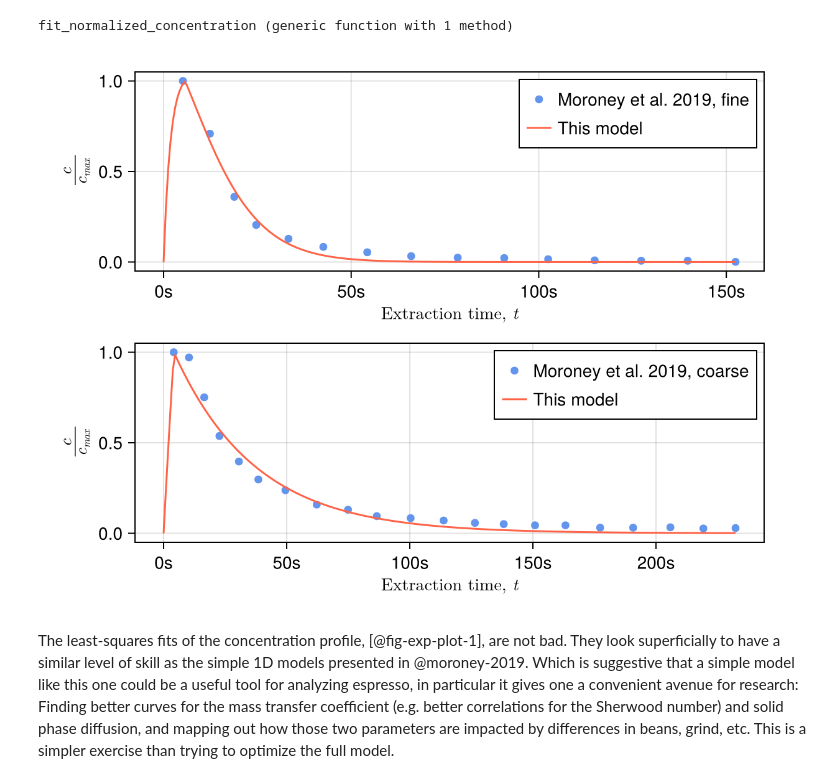
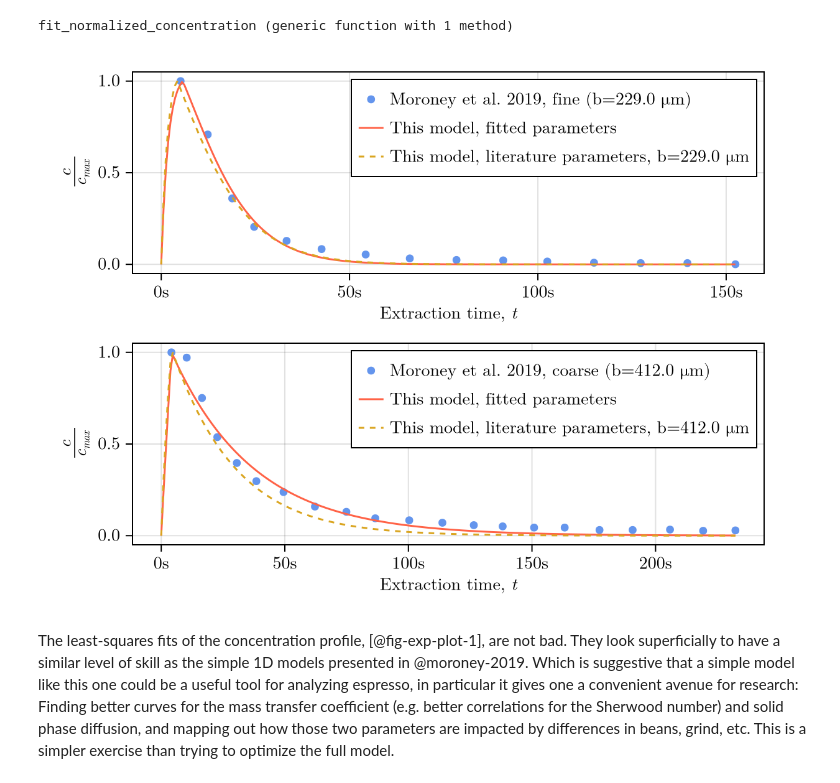
Before and after one commit to aefarrell/aefarrell.github.io, a Jupyter notebook: posts/engineering_a_cup_of_coffee_part-3/index.ipynb, the cells around one changed output. Saved outputs shown, nothing was run; the diff lists cells and outputs as text; code cells hidden in the pictures.

```diff
--- a/posts/engineering_a_cup_of_coffee_part-3/index.ipynb
+++ b/posts/engineering_a_cup_of_coffee_part-3/index.ipynb
@@ -979,7 +977,7 @@ moroney_2019_c.normalized_c = moroney_2019_c.concentration ./
 # %%
 #| echo: false
 #| label: fig-exp-plot-1
-#| fig-cap: "Experimental data from Moroney et al. 2019, with best fit curves of the concentration profile derived here."
+#| fig-cap: "Experimental data from Moroney et al. 2019, with two curves: the model developed here with best-fit parameters, the model developed here with the literature values provided here but particle diameters from Moroney 2019"
 
 let df1 = moroney_2019_a, df2 = moroney_2019_c
 
@@ -990,12 +988,32 @@ let df1 = moroney_2019_a, df2 = moroney_2019_c
     return [u(ξ, τ₀*t; κ=κ, u₁=0, υ₁=1)/u_max for t in ts]
 end
 
-p0 = [ ustrip(u"s^-1",ext.h*ext.a/ext.K),
-      (ext.pb.m*ext.h*ext.a*ext.pb.L)/ext.v,
-       ext.K*ext.pb.m]
+@inline inits(ext) = [ ustrip(u"s^-1",ext.h*ext.a/ext.K),
+                      (ext.pb.m*ext.h*ext.a*ext.pb.L)/ext.v,
+                       ext.K*ext.pb.m ]
+pb1  = PackedBed(
+                    ε = 1 - 0.8272,
+                    b = 457.82u"μm"/2,
+                    R = 29.2u"mm",
+                    L = 18.7u"mm",
+                    q = q_sat,
+                    D = 𝒟ₛ
+                    )
+ext1 = EspressoExtract(pb1,shot)
+fit1 = fit_normalized_concentration(df1,inits(ext1))
 
-fit1 = fit_normalized_concentration(df1,p0)
-fit2 = fit_normalized_concentration(df2,Optim.minimizer(fit1))
+pb2  = PackedBed(
+            ε = 1 - 0.8272,
+            b = 823.02u"μm"/2,
+            R = 29.2u"mm",
+            L = 18.7u"mm",
+            q = q_sat,
+            D = 𝒟ₛ
+            )
+ext2 = EspressoExtract(pb2,shot)
+fit2 = fit_normalized_concentration(df2,inits(ext2))
+
+with_theme(post_theme) do
 
 f = Figure()
 
@@ -1007,38 +1025,52 @@ ax1 = Axis(f[1, 1],
 )
 
 ts1 = LinRange(0,maximum(df1.time),250).*1u"s"
 scatter!(ax1, df1.time .* 1u"s", df1.normalized_c,
-         label="Moroney et al. 2019, fine",
+         label="Moroney et al. 2019, fine (b=$(round(u"μm",ext1.pb.b)))",
          color=:cornflowerblue)
 lines!(ax1, ts1, plot_fit(fit1,ts1),
        color=:tomato, linestyle=:solid,
-       label="This model")
+       label="This model, fitted parameters")
+
+cs1 = [ concentration(ext1,ext1.pb.L,t) for t in ts1 ]
+lines!(ax1, ts1, cs1./maximum(cs1),
+       color=:goldenrod,
+       linestyle=:dash,
+       label="This model, literature parameters, b=$(round(u"μm",ext1.pb.b))")
 
 axislegend(position = :rt)
 
 ax2 = Axis(f[2, 1],
     xlabel = L"Extraction time, $t$",
     dim1_conversion = Makie.UnitfulConversion(u"s"),
     ylabel = L"$\frac{c}{c_{max}}$",
     #dim2_conversion = Makie.UnitfulConversion(u"g/L")
 )
 
 ts2 = LinRange(0,maximum(df2.time),250).*1u"s"
 scatter!(ax2, df2.time .* 1u"s", df2.normalized_c,
-         label="Moroney et al. 2019, coarse",
+         label="Moroney et al. 2019, coarse (b=$(round(u"μm",ext2.pb.b)))",
          color=:cornflowerblue)
 lines!(ax2, ts2, plot_fit(fit2,ts2),
        color=:tomato, linestyle=:solid,
-       label="This model")
+       label="This model, fitted parameters")
+
+cs2 = [ concentration(ext2,ext2.pb.L,t) for t in ts2 ]
+lines!(ax2, ts2, cs2./maximum(cs2),
+       color=:goldenrod,
+       linestyle=:dash,
+       label="This model, literature parameters, b=$(round(u"μm",ext2.pb.b))")
 
 axislegend(position = :rt)
 
 
 f
 
 end
+
+end
 # %% [output]
-[figure, old version]
+[figure, new version]
 # %% [markdown]
 The least-squares fits of the concentration profile, [@fig-exp-plot-1], are not bad. They look superficially to have a similar level of skill as the simple 1D models presented in @moroney-2019. Which is suggestive that a simple model like this one could be a useful tool for analyzing espresso, in particular it gives one a convenient avenue for research: Finding better curves for the mass transfer coefficient (e.g. better correlations for the Sherwood number) and solid phase diffusion, and mapping out how those two parameters are impacted by differences in beans, grind, etc. This is a simpler exercise than trying to optimize the full model.
 # %% [markdown]
```
Also changed, not shown: parts of 3 cells of this notebook.
